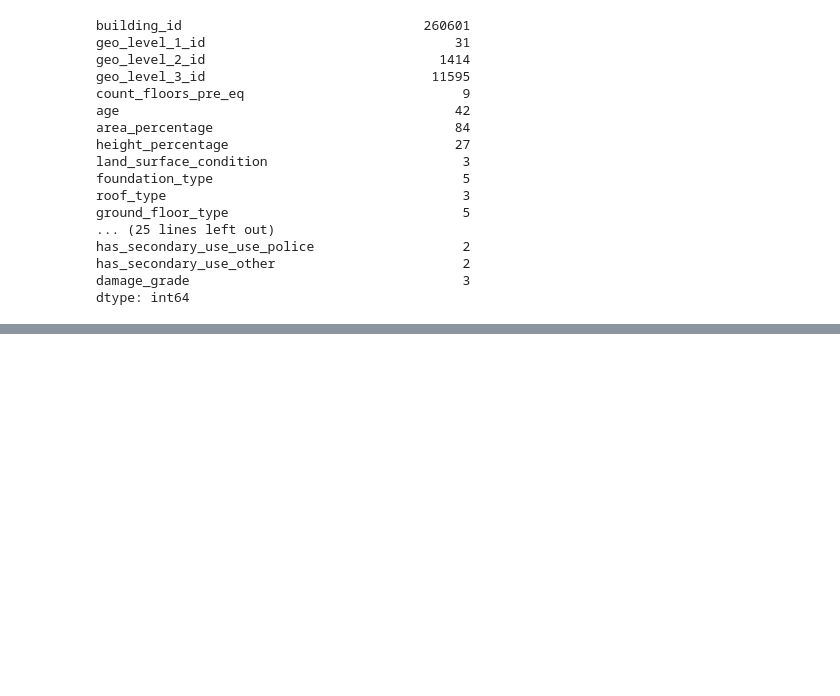
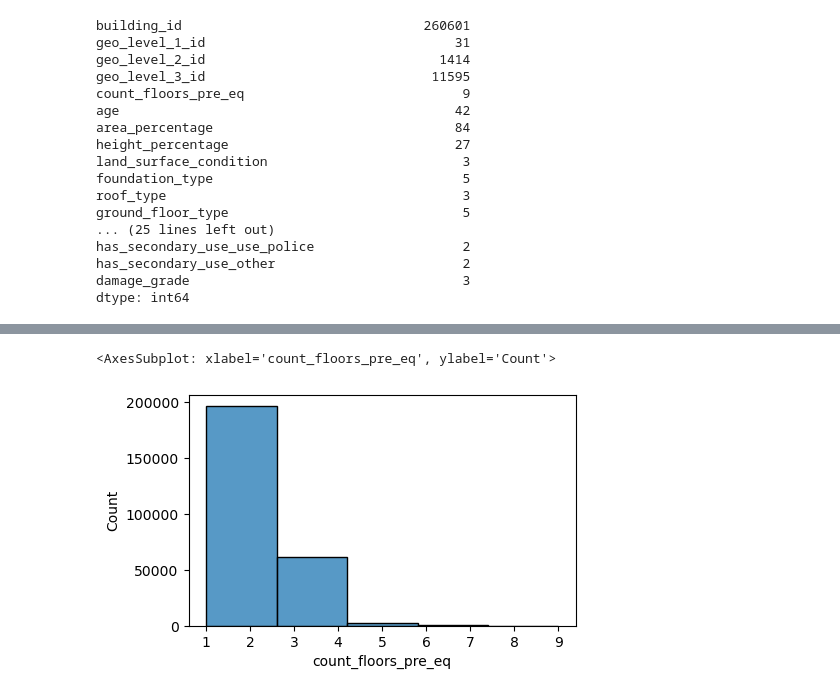
Before and after one commit to Teetee-lab/Richter-s-Predictor-ModelingEarthquakeDamage, a Jupyter notebook: Main_Project_Notebook.ipynb, the cells around one changed output, grey strips where cells are left out. Drawn from its saved outputs; the diff is of its cells as text; code cells hidden in the pictures; blank space fills up the shorter version.

```diff
--- a/Main_Project_Notebook.ipynb
+++ b/Main_Project_Notebook.ipynb
@@ -235,0 +288,6 @@ damageGrade =
+# %%
+plt.figure(figsize=(5,3))
+sns.histplot(data = train_df['count_floors_pre_eq'], bins = 5)
+# %% [output]
+<AxesSubplot: xlabel='count_floors_pre_eq', ylabel='Count'>
+[figure, added]
```
Also changed, not shown: parts of 16 cells of this notebook, 1 other file.
